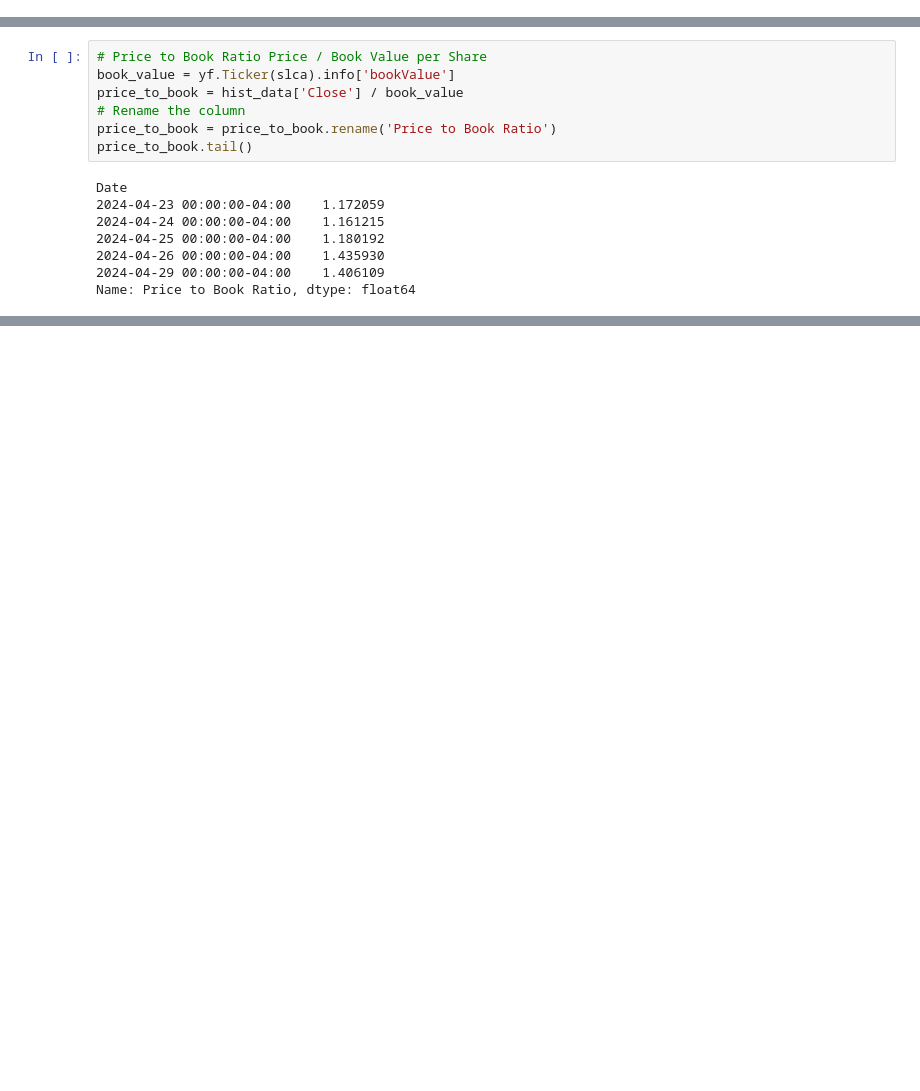
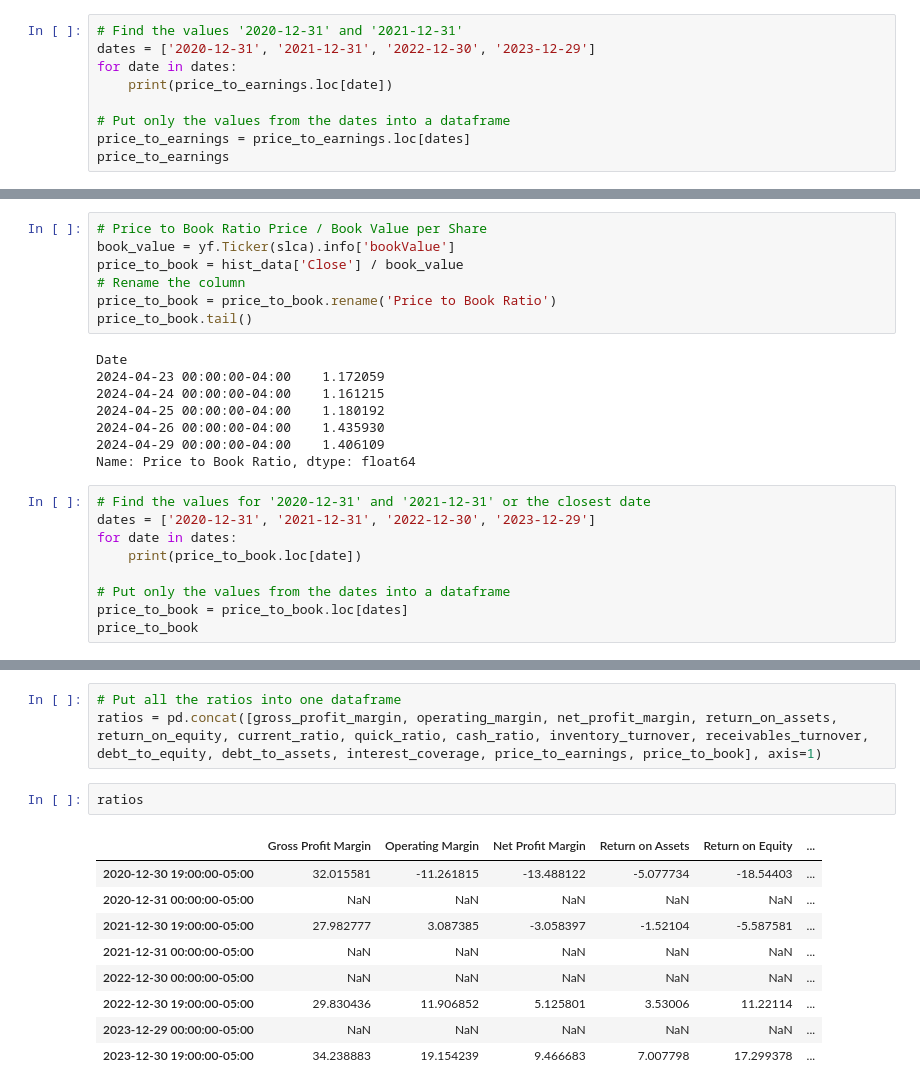
Before and after one commit to davidatoms/Financial_Economics, a Jupyter notebook: ProblemSet4.ipynb, the cells around one changed output, grey strips where cells are left out. Saved outputs shown, nothing was run; the diff lists cells and outputs as text; blank space fills up the shorter version.

```diff
--- a/ProblemSet4.ipynb
+++ b/ProblemSet4.ipynb
@@ -449,0 +467,9 @@ Name: Price to Earnings Ratio, dtype: float64
+# %%
+# Find the values '2020-12-31' and '2021-12-31'
+dates = ['2020-12-31', '2021-12-31', '2022-12-30', '2023-12-29']
+for date in dates:
+    print(price_to_earnings.loc[date])
+
+# Put only the values from the dates into a dataframe
+price_to_earnings = price_to_earnings.loc[dates]
+price_to_earnings
@@ -462,3 +499,12 @@ Date
 2024-04-26 00:00:00-04:00    1.435930
 2024-04-29 00:00:00-04:00    1.406109
 Name: Price to Book Ratio, dtype: float64
+# %%
+# Find the values for '2020-12-31' and '2021-12-31' or the closest date
+dates = ['2020-12-31', '2021-12-31', '2022-12-30', '2023-12-29']
+for date in dates:
+    print(price_to_book.loc[date])
+
+# Put only the values from the dates into a dataframe
+price_to_book = price_to_book.loc[dates]
+price_to_book
@@ -464,0 +577,15 @@ Name: Price to Book Ratio, dtype: float64
+# %%
+# Put all the ratios into one dataframe
+ratios = pd.concat([gross_profit_margin, operating_margin, net_profit_margin, return_on_assets, return_on_equity, current_ratio, quick_ratio, cash_ratio, inventory_turnover, receivables_turnover, debt_to_equity, debt_to_assets, interest_coverage, price_to_earnings, price_to_book], axis=1)
+# %%
+ratios
+# %% [output]
+|  | Gross Profit Margin | Operating Margin | Net Profit Margin | Return on Assets | Return on Equity | ... |
+| 2020-12-30 19:00:00-05:00 | 32.015581 | -11.261815 | -13.488122 | -5.077734 | -18.54403 | ... |
+| 2020-12-31 00:00:00-05:00 | NaN | NaN | NaN | NaN | NaN | ... |
+| 2021-12-30 19:00:00-05:00 | 27.982777 | 3.087385 | -3.058397 | -1.52104 | -5.587581 | ... |
+| 2021-12-31 00:00:00-05:00 | NaN | NaN | NaN | NaN | NaN | ... |
+| 2022-12-30 00:00:00-05:00 | NaN | NaN | NaN | NaN | NaN | ... |
+| 2022-12-30 19:00:00-05:00 | 29.830436 | 11.906852 | 5.125801 | 3.53006 | 11.22114 | ... |
+| 2023-12-29 00:00:00-05:00 | NaN | NaN | NaN | NaN | NaN | ... |
+| 2023-12-30 19:00:00-05:00 | 34.238883 | 19.154239 | 9.466683 | 7.007798 | 17.299378 | ... |
```
Also changed, not shown: parts of 12 cells of this notebook.
